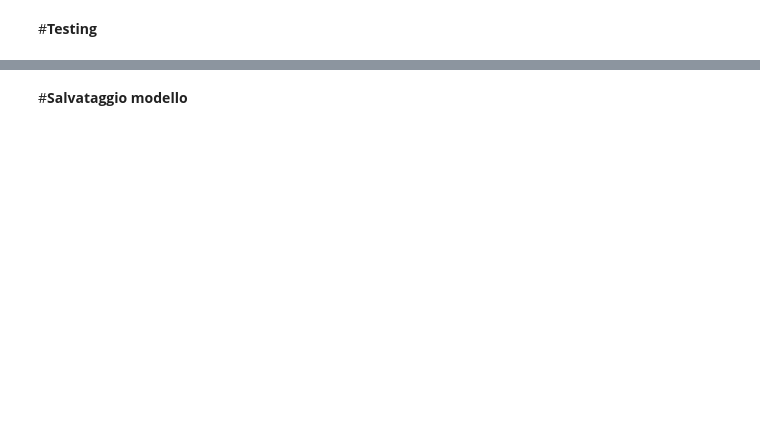
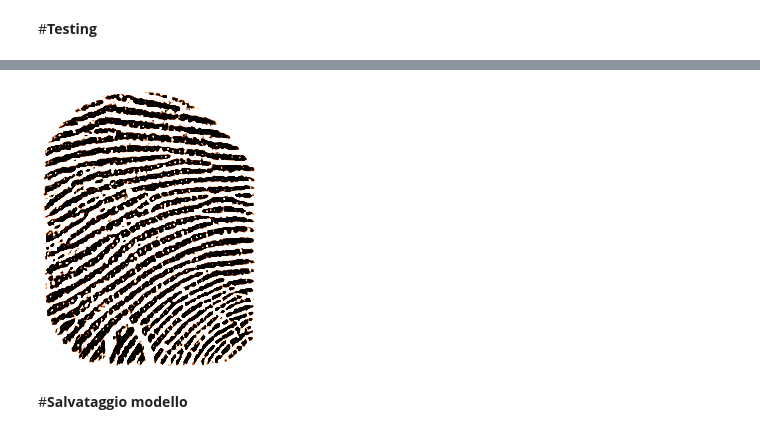
Before and after one commit to umbertogagl97/Tesi, a Jupyter notebook: Addestramento_modello_pytorch.ipynb, the cells around one changed output, grey strips where cells are left out. Cells and saved outputs as stored; diff of their text form; code cells hidden in the pictures; blank space fills up the shorter version.

```diff
--- a/Addestramento_modello_pytorch.ipynb
+++ b/Addestramento_modello_pytorch.ipynb
@@ -334,3 +457,7 @@ Accuracy on test set: 76.24
+# %%
+cv2_imshow(x_test[0].transpose((1, 2, 0))*255)
+# %% [output]
+[figure, added]
 # %% [markdown]
 #**Salvataggio modello**
 # %%
```
Also changed, not shown: parts of 29 cells of this notebook.
